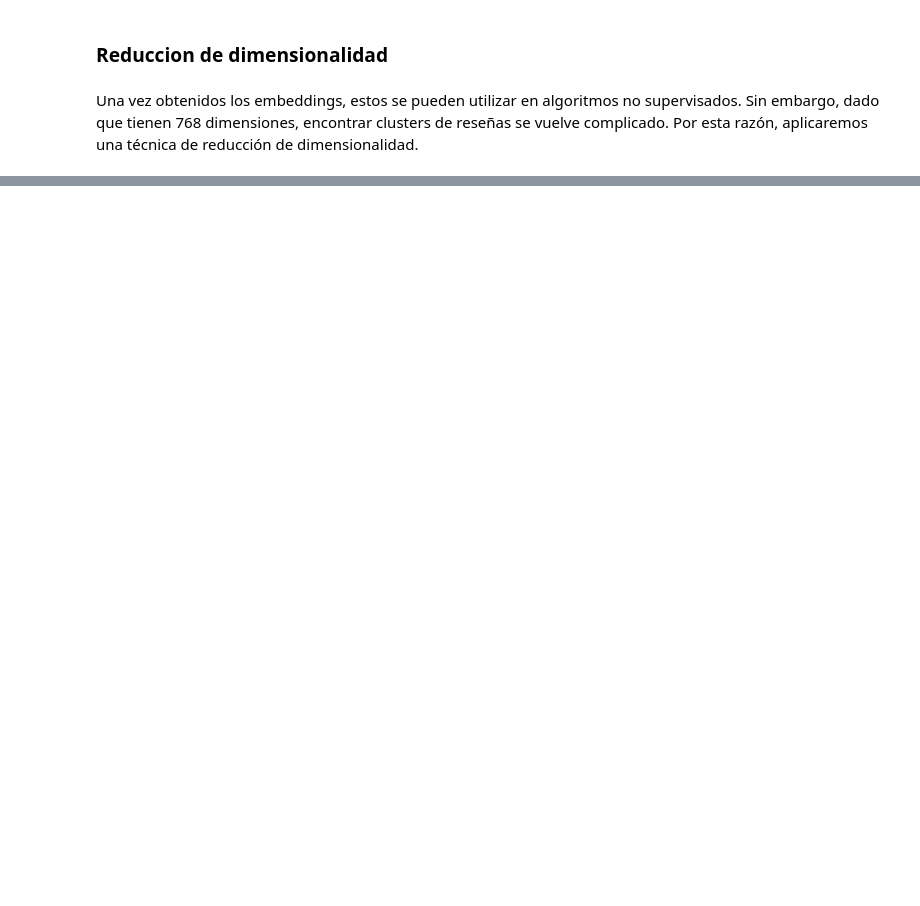
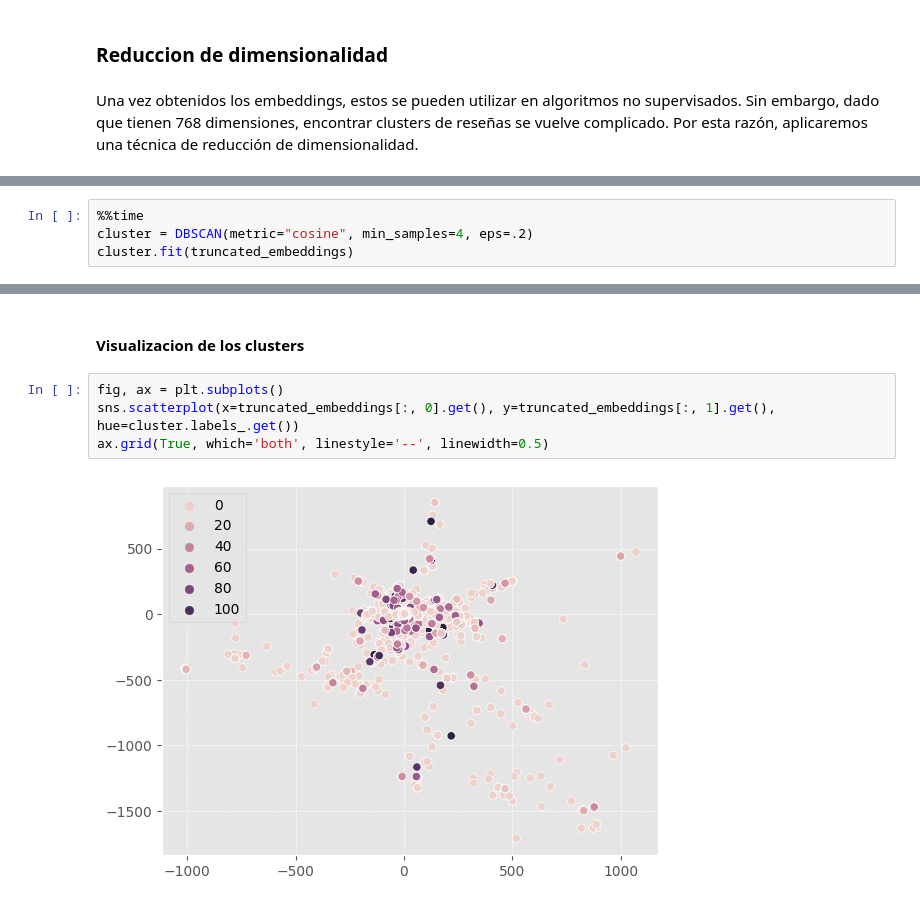
Before and after one commit to jjovalle99/aprendizaje_no_supervisado_22, a Jupyter notebook: proyecto/proyecto_entrega_1.ipynb, the cells around one changed output, grey strips where cells are left out. Saved outputs shown, nothing was run; the diff lists cells and outputs as text; blank space fills up the shorter version.

```diff
--- a/proyecto/proyecto_entrega_1.ipynb
+++ b/proyecto/proyecto_entrega_1.ipynb
@@ -220,0 +264,4 @@ AttributeError: ignored
+# %%
+%%time
+cluster = DBSCAN(metric="cosine", min_samples=4, eps=.2)
+cluster.fit(truncated_embeddings)
@@ -220,0 +290,8 @@ AttributeError: ignored
+# %% [markdown]
+#### Visualizacion de los clusters
+# %%
+fig, ax = plt.subplots()
+sns.scatterplot(x=truncated_embeddings[:, 0].get(), y=truncated_embeddings[:, 1].get(), hue=cluster.labels_.get())
+ax.grid(True, which='both', linestyle='--', linewidth=0.5)
+# %% [output]
+[figure, added]
```
Also changed, not shown: parts of 33 cells of this notebook.
